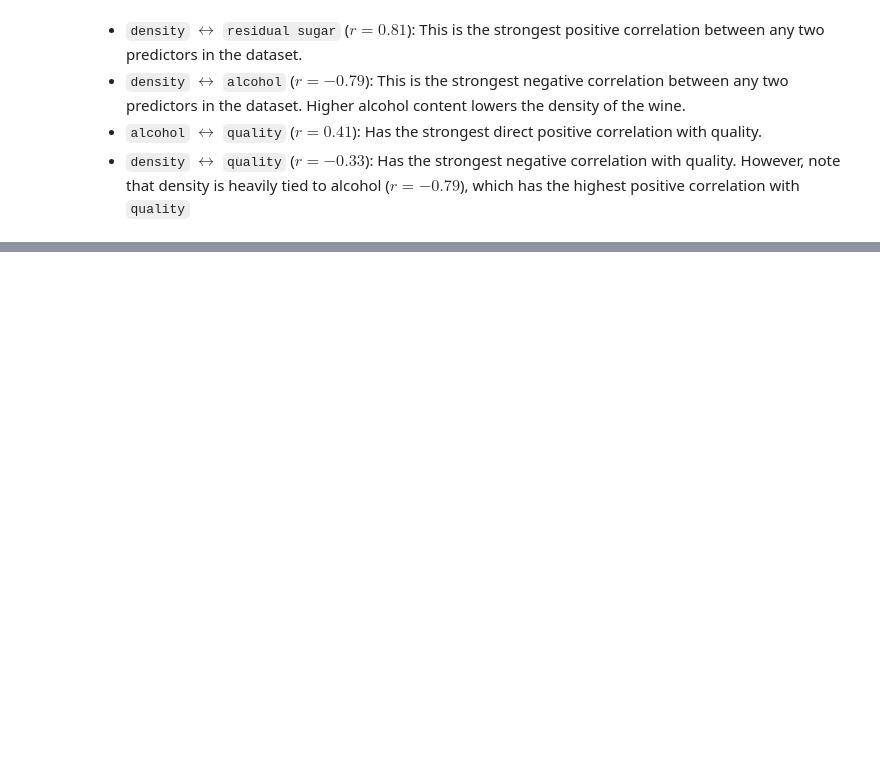
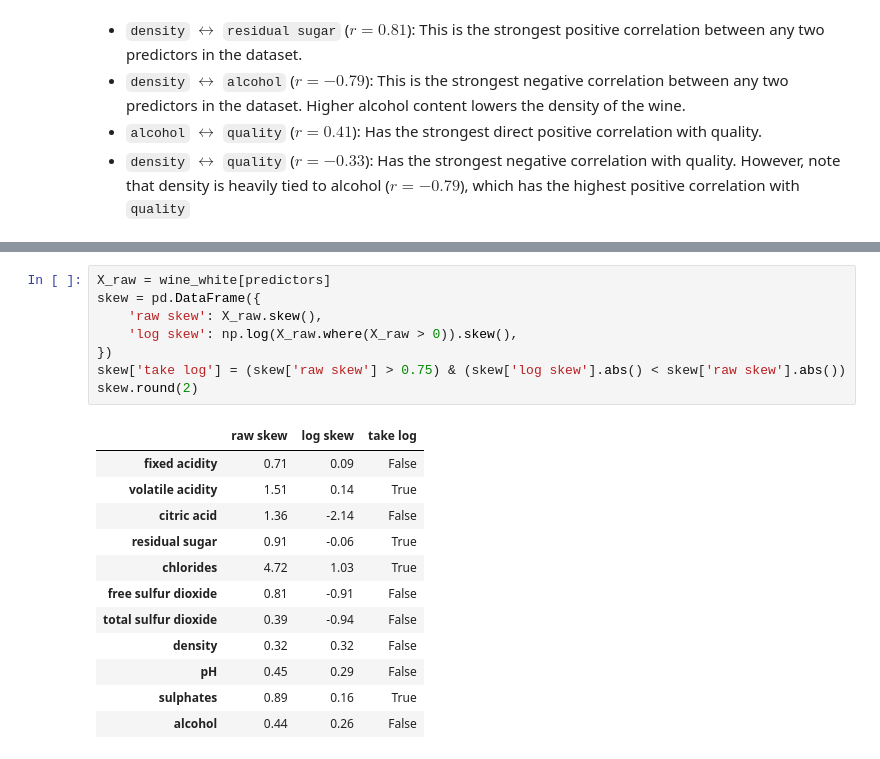
Before and after one commit to ryanc9029/dsa211-wine, a Jupyter notebook: EDA.ipynb, the cells around one changed output, grey strips where cells are left out. Saved outputs shown, nothing was run; the diff lists cells and outputs as text; blank space fills up the shorter version.

```diff
--- a/EDA.ipynb
+++ b/EDA.ipynb
@@ -230,0 +234,21 @@ plt.show()
+# %%
+X_raw = wine_white[predictors]
+skew = pd.DataFrame({
+    'raw skew': X_raw.skew(),
+    'log skew': np.log(X_raw.where(X_raw > 0)).skew(),
+})
+skew['take log'] = (skew['raw skew'] > 0.75) & (skew['log skew'].abs() < skew['raw skew'].abs())
+skew.round(2)
+# %% [output]
+|  | raw skew | log skew | take log |
+| fixed acidity | 0.71 | 0.09 | False |
+| volatile acidity | 1.51 | 0.14 | True |
+| citric acid | 1.36 | -2.14 | False |
+| residual sugar | 0.91 | -0.06 | True |
+| chlorides | 4.72 | 1.03 | True |
+| free sulfur dioxide | 0.81 | -0.91 | False |
+| total sulfur dioxide | 0.39 | -0.94 | False |
+| density | 0.32 | 0.32 | False |
+| pH | 0.45 | 0.29 | False |
+| sulphates | 0.89 | 0.16 | True |
+| alcohol | 0.44 | 0.26 | False |
```
Also changed, not shown: parts of 9 cells of this notebook, 9 other files.
